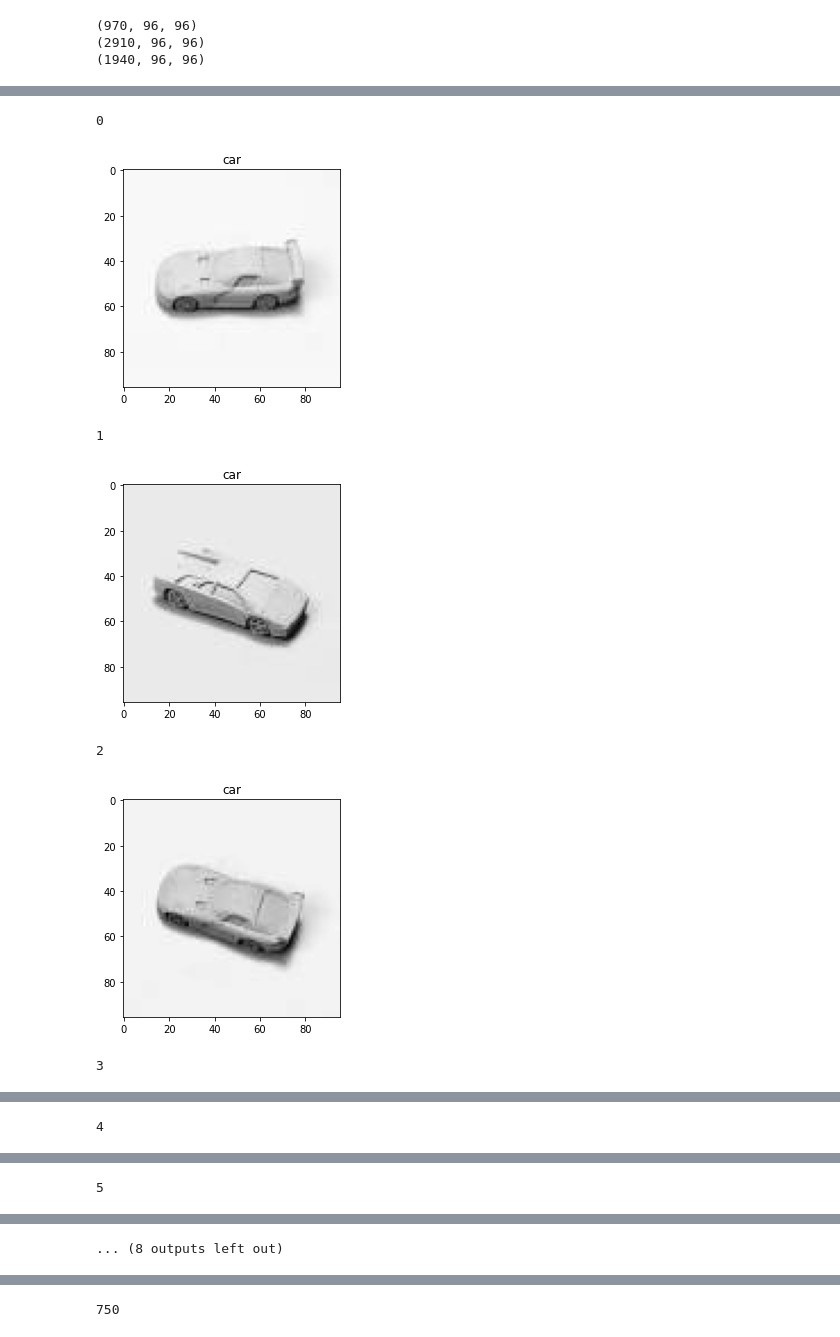
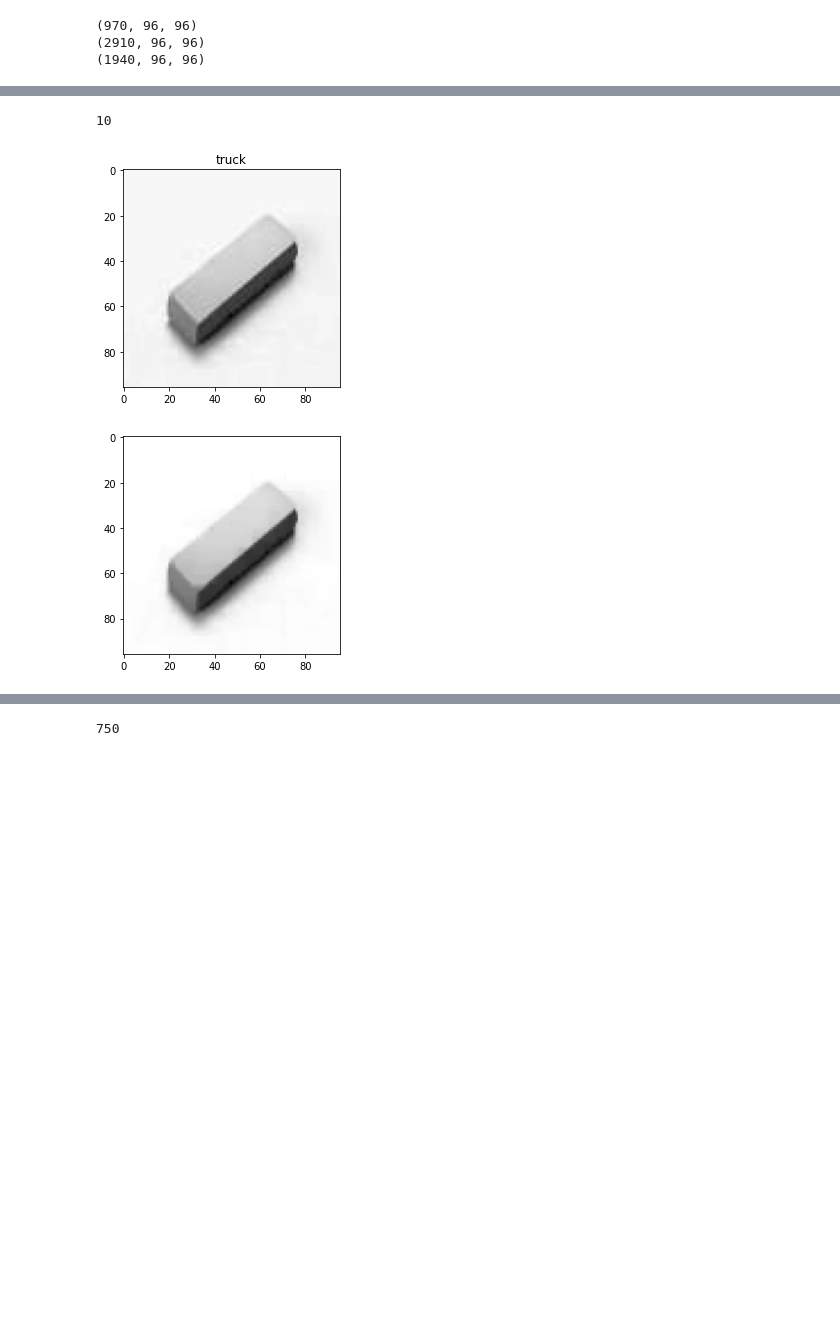
Before and after one commit to abhiyantaabhishek/test, a Jupyter notebook: test.ipynb, the cells around one changed output, grey strips where cells are left out. Cells and saved outputs as stored; diff of their text form; code cells hidden in the pictures; blank space fills up the shorter version.

```diff
--- a/test.ipynb
+++ b/test.ipynb
@@ -59,9 +60,6 @@ val_images = []
 val_labels = []
 test_images = []
 test_labels = []
-
-train_images_path = []
-val_images_path = []
 
 for root, dirs, files in os.walk("Test_data"):
    for name in files:
@@ -72,12 +70,10 @@ for root, dirs, files in os.walk("Test_data"):
         label = full_path.split(os.sep)[2]
         train_images.append(img)
         train_labels.append(label)
-        train_images_path.append(full_path)
       elif ( data_type == "Val"):
         label = full_path.split(os.sep)[2]
         val_images.append(img)
         val_labels.append(label)
-        val_images_path.append(full_path)
       else:
         test_images.append(img)
 # %%
@@ -129,14 +120,18 @@ for i in range(10):
 # %%
-for ind, img in enumerate(train_images[0:10]):
-  print(ind)
-  plt.imshow(img,cmap=plt.cm.gray)
-  plt.title(lb.classes_[train_label_onehot[ind].argmax()])
-  plt.show()
+
+ind = 10
+print(ind)
+img = train_images[ind]
+kernel = cv2.getStructuringElement(cv2.MORPH_RECT, (5,5))
+opening = cv2.morphologyEx(img, cv2.MORPH_OPEN, kernel)
+
+plt.imshow(img,cmap=plt.cm.gray)
+plt.title(lb.classes_[train_label_onehot[ind].argmax()])
+plt.show()
+
+plt.imshow(opening,cmap=plt.cm.gray)
+plt.show()
 # %% [output]
-0
+10
-[figure, old version]
+[figure, new version]
-1
-[figure, old version]
+[figure, new version]
-2
-[figure, removed]
-3
@@ -144 +137,0 @@ for ind, img in enumerate(train_images[0:10]):
-4
@@ -146 +137,0 @@ for ind, img in enumerate(train_images[0:10]):
-5
@@ -148 +137,0 @@ for ind, img in enumerate(train_images[0:10]):
-... (8 outputs left out)
```
Also changed, not shown: parts of 33 cells of this notebook.
